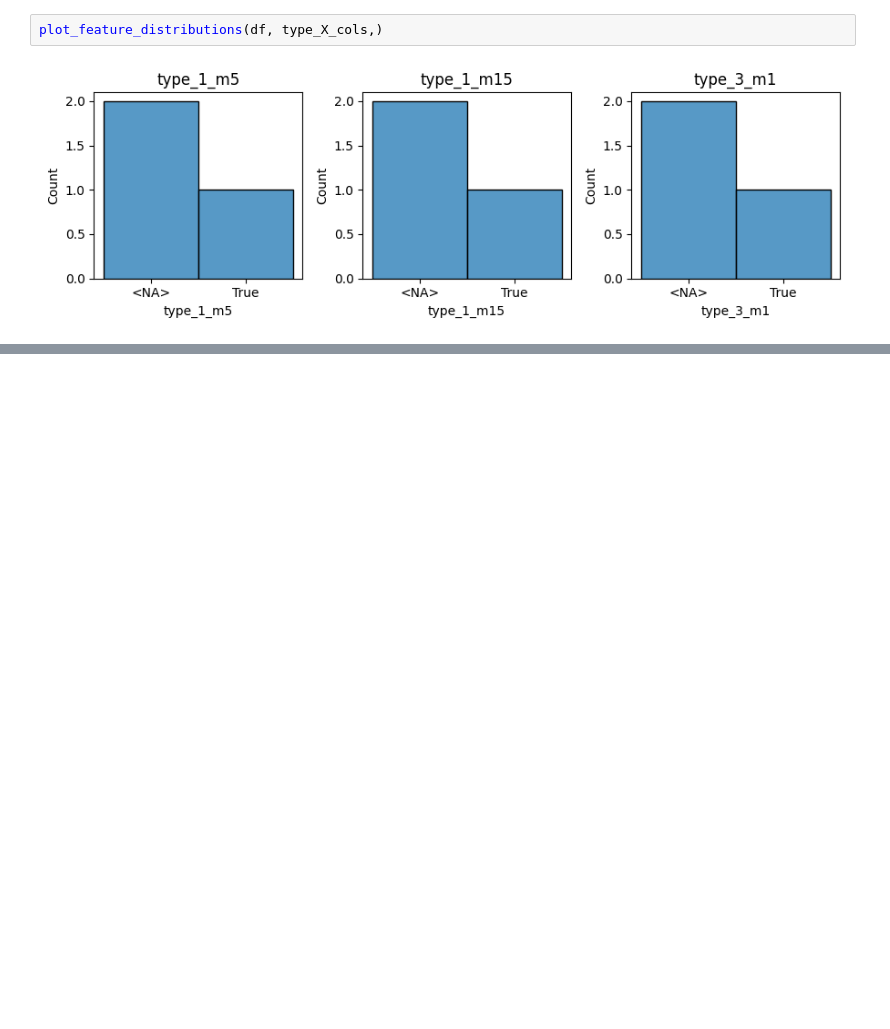
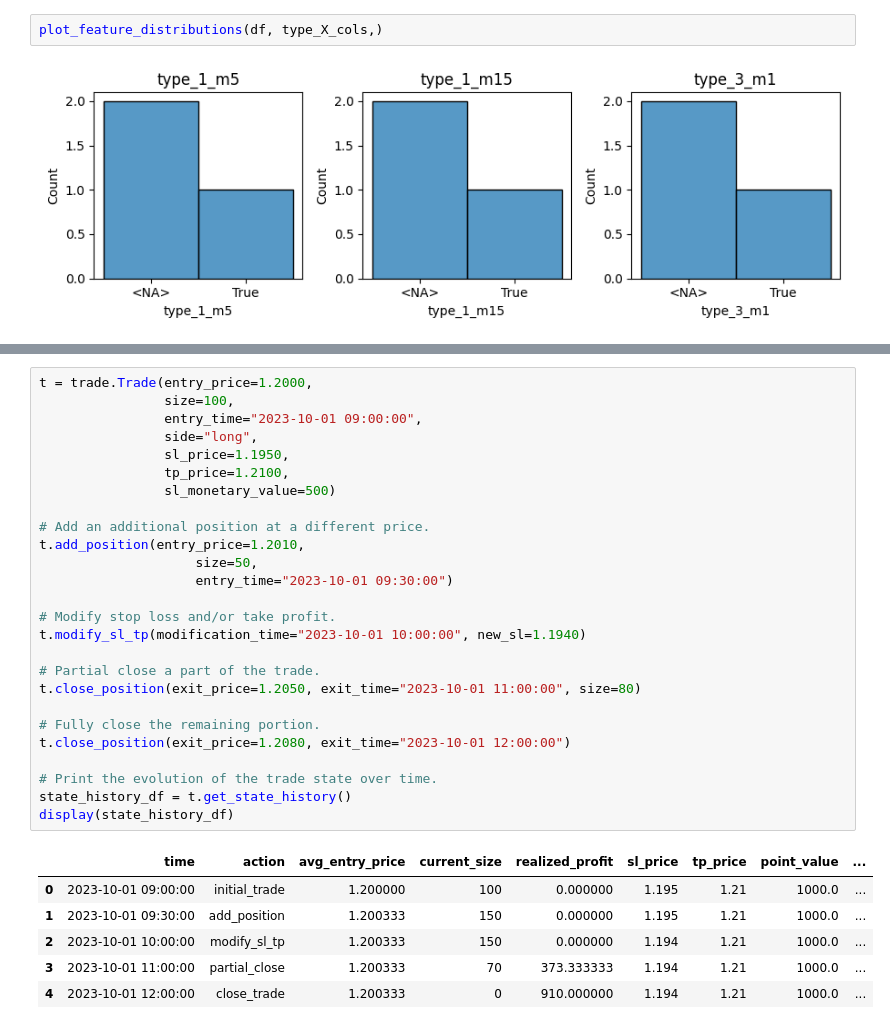
Before and after one commit to put101/trade_journal, a Jupyter notebook: analysis.ipynb, the cells around one changed output, grey strips where cells are left out. Drawn from its saved outputs; the diff is of its cells as text; blank space fills up the shorter version.

```diff
--- a/analysis.ipynb
+++ b/analysis.ipynb
@@ -313,0 +265,33 @@ Trade(uid='2', tags=[Tag(timestamp=None, key='taken', value=True), Tag(timestamp
+# %%
+t = trade.Trade(entry_price=1.2000,
+                size=100,
+                entry_time="2023-10-01 09:00:00",
+                side="long",
+                sl_price=1.1950,
+                tp_price=1.2100,
+                sl_monetary_value=500)
+
+# Add an additional position at a different price.
+t.add_position(entry_price=1.2010,
+                    size=50,
+                    entry_time="2023-10-01 09:30:00")
+
+# Modify stop loss and/or take profit.
+t.modify_sl_tp(modification_time="2023-10-01 10:00:00", new_sl=1.1940)
+
+# Partial close a part of the trade.
+t.close_position(exit_price=1.2050, exit_time="2023-10-01 11:00:00", size=80)
+
+# Fully close the remaining portion.
+t.close_position(exit_price=1.2080, exit_time="2023-10-01 12:00:00")
+
+# Print the evolution of the trade state over time.
+state_history_df = t.get_state_history()
+display(state_history_df)
+# %% [output]
+|  | time | action | avg_entry_price | current_size | realized_profit | sl_price | tp_price | point_value | ... |
+| 0 | 2023-10-01 09:00:00 | initial_trade | 1.200000 | 100 | 0.000000 | 1.195 | 1.21 | 1000.0 | ... |
+| 1 | 2023-10-01 09:30:00 | add_position | 1.200333 | 150 | 0.000000 | 1.195 | 1.21 | 1000.0 | ... |
+| 2 | 2023-10-01 10:00:00 | modify_sl_tp | 1.200333 | 150 | 0.000000 | 1.194 | 1.21 | 1000.0 | ... |
+| 3 | 2023-10-01 11:00:00 | partial_close | 1.200333 | 70 | 373.333333 | 1.194 | 1.21 | 1000.0 | ... |
+| 4 | 2023-10-01 12:00:00 | close_trade | 1.200333 | 0 | 910.000000 | 1.194 | 1.21 | 1000.0 | ... |
```
Also changed, not shown: parts of 13 cells of this notebook, 15 other files.
